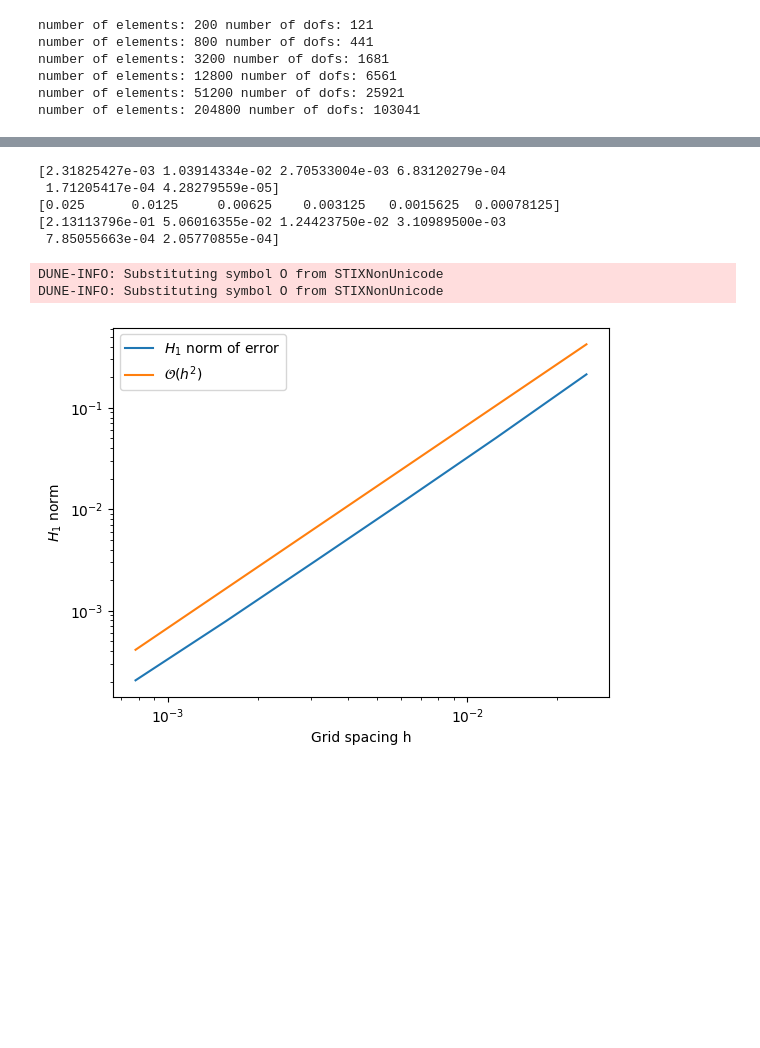
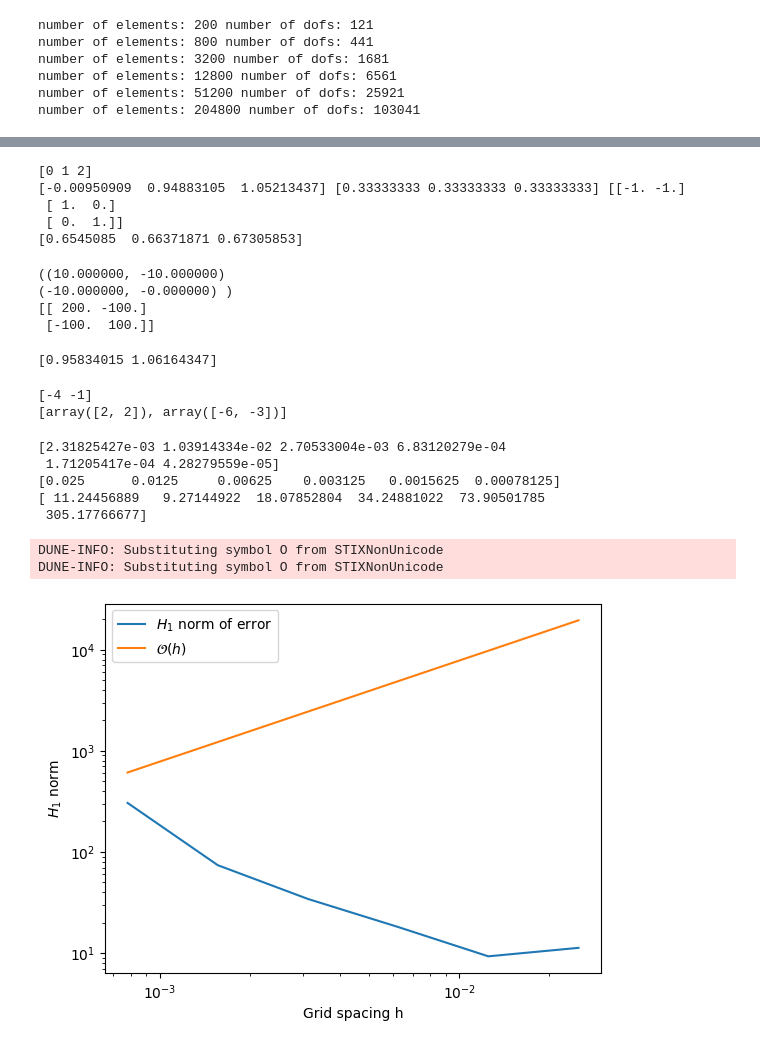
Before and after one commit to CHMN-LU/NUMN33_Project2, a Jupyter notebook: Project2.ipynb, the cells around one changed output, grey strips where cells are left out. Drawn from its saved outputs; the diff is of its cells as text; code cells hidden in the pictures; blank space fills up the shorter version.

Commit message:
Working on the H1 norm, fixed the math finally but midpoint projection is too inaccurate to get EoC. May have to implement a better quadrature.

```diff
--- a/Project2.ipynb
+++ b/Project2.ipynb
@@ -396,22 +400,28 @@ for ref in range(refs):
         # Approximate the H1 norm of the error over this local element
         global_center = element.geometry.center # Global coordinate
         local_center = np.array([1./3, 1./3]) # Center of the reference element
-        area = element.geometry.volume
+        area = element.geometry.referenceElement.volume
+        #area = element.geometry.volume
         DF = element.geometry.integrationElement(local_center)
         center_err = u(global_center)-uh(element, local_center)
         fcn_contribution = center_err**2 * DF * area
+        # Inverse jacobian transpose
+        J_inv_T = np.array(element.geometry.jacobianInverseTransposed(local_center))
+        J_inv = np.array(element.geometry.jacobianInverse(local_center))
         # gradient contribution next
-        grad_err = grad_u(global_center)-grad_uh(element, local_center)
-        grad_contribution = np.dot(grad_err, grad_err) * DF * area
+        grad_err = grad_u(global_center)-J_inv_T@grad_uh(element, local_center)
+        #grad_err = grad_u(global_center)-grad_uh(element, local_center)
+        grad_contribution = np.dot(grad_err, grad_err) * DF * area#np.dot(J_inv_T @ grad_err, J_inv_T @ grad_err) * DF * area
         return fcn_contribution + grad_contribution
     # Get max error
     maxErr = np.max([center_error(E, np.array([0, 0.])) for E in view.elements])
     errs[ref] = maxErr
-    # Get H1 norm (sum integral over all elements)
-    err_norms[ref] = np.sum([error_norm(E, np.array([0, 0])) for E in view.elements])
+    # Get H1 norm (sum integral over all elements and take sqrt)
+    err_norms[ref] = np.sqrt(np.sum([error_norm(E, np.array([0, 0])) for E in view.elements]))
     # Get current grid width
     hs[ref] = gridWidth(view)
-    view.hierarchicalGrid.globalRefine(2)
+    if ref != refs-1:
+        view.hierarchicalGrid.globalRefine(2)
 # %% [output]
 number of elements: 200 number of dofs: 121
 number of elements: 800 number of dofs: 441
@@ -422,3 +463,39 @@ number of elements: 204800 number of dofs: 103041
+# %%
+
+indices = space.mapper(e0_ref)
+phiVals = space.evaluateLocal(barycenter)
+gradVals = space.gradientLocal(barycenter)
+localDofs = dofs[indices]
+print(indices)
+print(localDofs, phiVals, gradVals)
+print(np.array([u(v.geometry.center) for v in e0_ref.vertices]))
+print()
+# %% [output]
+[0 1 2]
+[-0.00950909  0.94883105  1.05213437] [0.33333333 0.33333333 0.33333333] [[-1. -1.]
+ [ 1.  0.]
+ [ 0.  1.]]
+[0.6545085  0.66371871 0.67305853]
+# %%
+print(e0.geometry.jacobianInverseTransposed(np.array([1/3, 1/3])))
+print(np.array(e0.geometry.jacobianInverse(np.array([1/3, 1/3])))@np.array(e0.geometry.jacobianInverseTransposed(np.array([1/3, 1/3]))))
+# %% [output]
+((10.000000, -10.000000)
+(-10.000000, -0.000000) )
+[[ 200. -100.]
+ [-100.  100.]]
+# %%
+print(grad_uh([e for e in view.elements][0], np.array([1/3, 1/3])))
+# %% [output]
+[0.95834015 1.06164347]
+# %%
+testgrad = np.array([np.array([1, 1]), np.array([-2, -1])])
+testdofs = np.array([2, 3])
+print(np.dot(testdofs, testgrad))
+print([testgrad[i]*testdofs[i] for i in range(len(testdofs))])
+# %% [output]
+[-4 -1]
+[array([2, 2]), array([-6, -3])]
 # %%
 print(errs)
 print(hs)
@@ -427,18 +504,18 @@ print(err_norms)
 [2.31825427e-03 1.03914334e-02 2.70533004e-03 6.83120279e-04
  1.71205417e-04 4.28279559e-05]
 [0.025      0.0125     0.00625    0.003125   0.0015625  0.00078125]
-[2.13113796e-01 5.06016355e-02 1.24423750e-02 3.10989500e-03
- 7.85055663e-04 2.05770855e-04]
+[ 11.24456889   9.27144922  18.07852804  34.24881022  73.90501785
+ 305.17766677]
 # %%
 # Plot the experimental order of convergence in a loglog plot
 fig, ax = plt.subplots(1, 1)
 ax.loglog(hs, err_norms, label=r'$H_1$ norm of error')
-ax.loglog(hs, 2*hs**2*err_norms[-1]/hs[-1]**2, label=r"$\mathcal{O}(h^2)$")
+ax.loglog(hs, 2*hs*err_norms[-1]/hs[-1], label=r"$\mathcal{O}(h)$")
 ax.set_xlabel('Grid spacing h')
 ax.set_ylabel(r'$H_1$ norm')
 ax.legend()
 plt.show()
 # %% [output]
 DUNE-INFO: Substituting symbol O from STIXNonUnicode
 DUNE-INFO: Substituting symbol O from STIXNonUnicode
-[figure, old version]
+[figure, new version]
```
Also changed, not shown: parts of 11 cells of this notebook.
